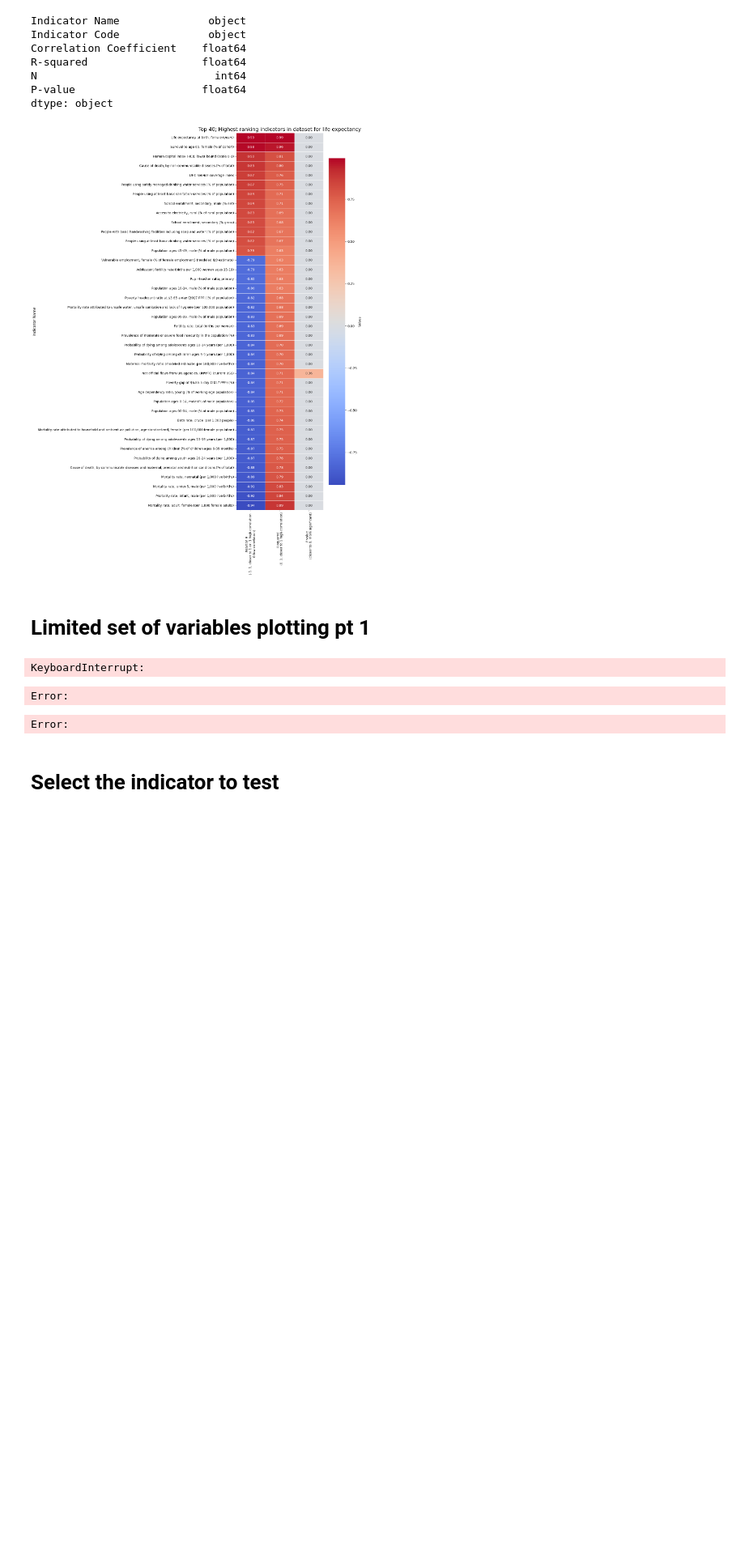
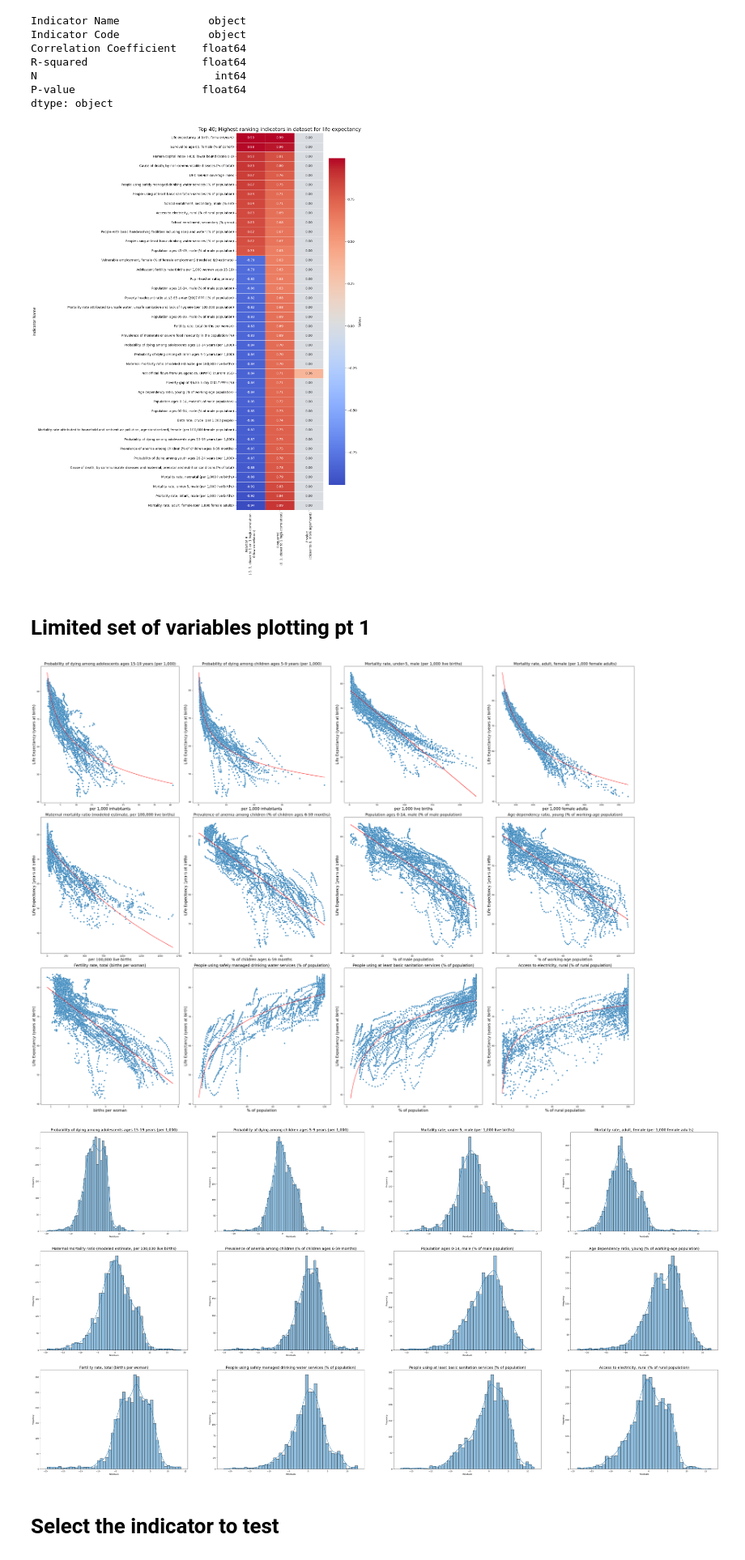
Before and after one commit to Hoog-V/Life_expectancy_model_minor_ds, a Jupyter notebook: correlation_tests/correlation_test.ipynb, the cells around one changed output. Shown at 81% size. Drawn from its saved outputs; the diff is of its cells as text; code cells hidden in the pictures; blank space fills up the shorter version.

Commit message:
add histograms for residual plots

```diff
--- a/correlation_tests/correlation_test.ipynb
+++ b/correlation_tests/correlation_test.ipynb
@@ -229,6 +229,8 @@ seperate_analysis_df["Correlation Coefficient"] = seperate_analysis_df["Correlat
 seperate_analysis_df["Confidence Interval 95%"] = seperate_analysis_df["Confidence Interval 95%"].apply(lambda x: [round(x[0], 2), round(x[1], 2)])
 # %%
 from scipy.optimize import curve_fit
+import seaborn as sns
+
 plot_analysis_indicators = [
 "SH.DYN.1519", # Probability of dying among adolescents ages 15-19 years (per 1,000)
 "SH.DYN.0509", # Probability of dying among children ages 5-9 years (per 1,000)
@@ -277,7 +279,7 @@ trendlines =[
     "log"
 ]
 # plot the analysis indicators against life expectancy
-fig, axs = plt.subplots(3, 4, figsize=(20, 15))
+fig, axs = plt.subplots(3, 4, figsize=(40, 30))
 def exponential(x, a, b):
   return a * np.exp(b * x)
 
@@ -289,9 +291,9 @@ for i, indicator in enumerate(plot_analysis_indicators):
         y="Value_dependent",
         ax=ax
     )
-    ax.set_title(indicator_codes[indicator_codes["Indicator Code"] == indicator]["Indicator Name"].values[0])
-    ax.set_xlabel(plot_units[i])
-    ax.set_ylabel("Life Expectancy (years at birth)")
+    ax.set_title(indicator_codes[indicator_codes["Indicator Code"] == indicator]["Indicator Name"].values[0], fontsize=18)
+    ax.set_xlabel(plot_units[i], fontsize=18)
+    ax.set_ylabel("Life Expectancy (years at birth)", fontsize=18)
     # fit lin or log trendline
     if(trendlines[i] == "lin"):
         # add line to existing plot
@@ -307,37 +309,51 @@ for i, indicator in enumerate(plot_analysis_indicators):
        df = df[df['x'] > 0]  # Filter out non-positive values to avoid issues with log
        df.sort_values(by='x', inplace=True)
 
        # Apply log transformation to x
        df['log_x'] = np.log(df['x'])
 
        # Perform linear regression on log-transformed
        slope, intercept, r_value, p_value, std_err = linregress(df["log_x"], df["y"])
 
        # Plot the trendline, converting log_x back to the original scale for plotting
        x_fit = np.linspace(df['x'].min(), df['x'].max(), 100)
 
        log_x_fit = np.log(x_fit)
 
        y_fit = slope * log_x_fit + intercept
        ax.plot(x_fit, y_fit, color='red')
     elif(trendlines[i] == "exp"):
        x = merged_data[merged_data["Indicator Code_independent"] == indicator]["Value_independent"]
        y = merged_data[merged_data["Indicator Code_independent"] == indicator]["Value_dependent"]
        df = pd.merge(pd.DataFrame(x), pd.DataFrame(y), left_index=True, right_index=True)
        df.columns = ['x', 'y']
        df.sort_values(by='x', inplace=True)
-       popt, _ = curve_fit(exponential, df['x'], df['y'],  p0=[-0.5, -0.1])
+       popt, _ = curve_fit(exponential, df['x'], df['y'],  p0=[-1, -0.1])
        a, b = popt
        ax.plot(df['x'], exponential(df['x'], a, b), color='red')
 
 
 
 plt.tight_layout()
 plt.show()
+
+
+# plot the residuals in histograms
+fig, axs = plt.subplots(3, 4, figsize=(60, 30))
+
+for i, indicator in enumerate(plot_analysis_indicators):
+    ax = axs[i // 4, i % 4]
+    x = merged_data[merged_data["Indicator Code_independent"] == indicator]["Value_independent"]
+    y = merged_data[merged_data["Indicator Code_independent"] == indicator]["Value_dependent"]
+    slope, intercept, r_value, p_value, std_err = linregress(x, y)
+    residuals = y - (slope * x + intercept)
+    sns.histplot(residuals, ax=ax, kde=True)
+    ax.set_title(indicator_codes[indicator_codes["Indicator Code"] == indicator]["Indicator Name"].values[0], fontsize=18)
+    ax.set_xlabel("Residuals", fontsize=18)
+    ax.set_ylabel("Frequency", fontsize=18)
 # %% [output]
-KeyboardInterrupt:
-Error:
-Error:
+[figure, added]
+[figure, added]
 # %% [markdown]
 # Select the indicator to test
 # %%
```
